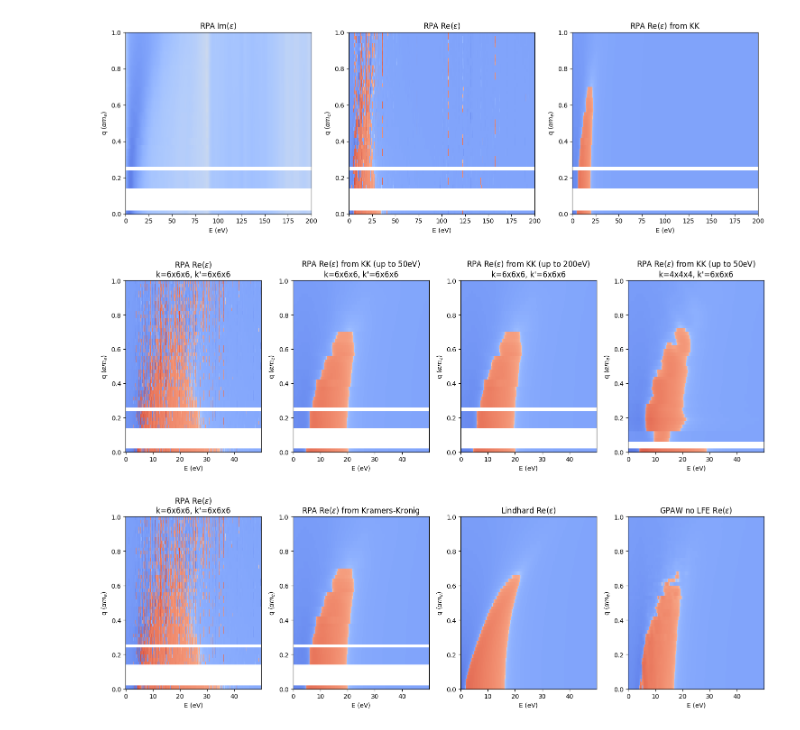
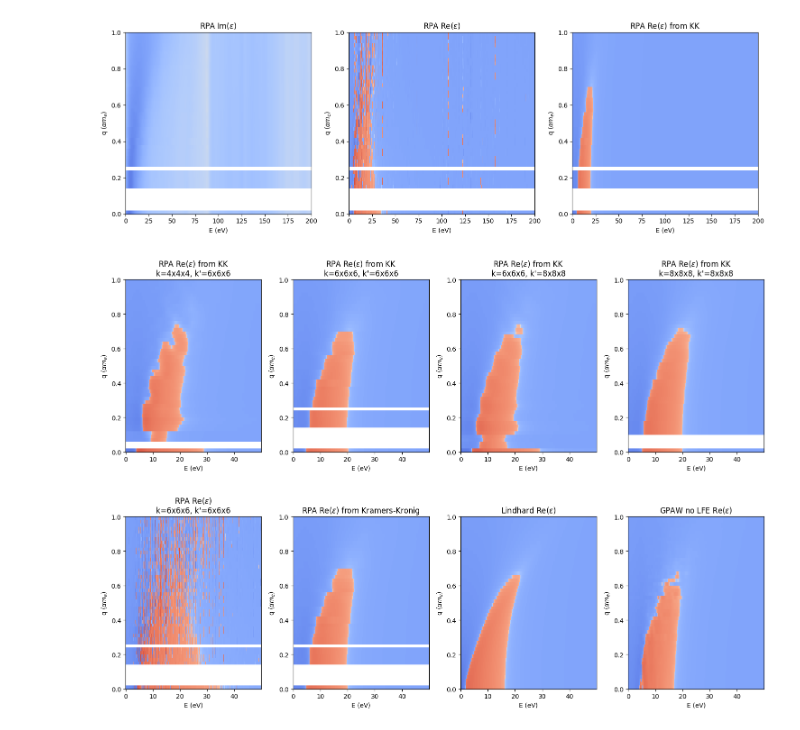
Before and after one commit to meganhott/QCDark2, a Jupyter notebook: plots.ipynb, the cells around one changed output. Cells and saved outputs as stored; diff of their text form; code cells hidden in the pictures.

Commit message:
Added plots

```diff
--- a/plots.ipynb
+++ b/plots.ipynb
@@ -140,0 +157,14 @@ plt.tight_layout()
+# %%
+fig, ax = plt.subplots(1,2, figsize=(8,4))
+q_5 = np.arange(0.01, 5, parmt.dq) #alpha me
+E_50 = np.arange(0, 50+parmt.dE, parmt.dE) #eV
+
+eps_8_kk = kk_2d(eps_8, E_50, 501, corr=True)
+
+im0 = ax[0].pcolormesh(E_50, q, eps_8_kk, cmap=c, norm=matplotlib.colors.SymLogNorm(th, vmin=-re_max, vmax=re_max))
+im1 = ax[1].pcolormesh(E_50, q, np.imag(eps_8), cmap=c, norm=matplotlib.colors.SymLogNorm(th, vmin=-im_max, vmax=im_max,))
+
+for i in [0,1]:
+    ax[i].set_xlabel('E (eV)')
+    ax[i].set_ylabel(r'q ($\alpha m_e$)')
+plt.tight_layout()
@@ -140,0 +173,13 @@ plt.tight_layout()
+# %%
+fig, ax = plt.subplots(2,2, figsize=(8,6))
+
+im0 = ax[(0,0)].pcolormesh(E_50, q, np.real(eps_tzp), cmap=c, norm=matplotlib.colors.SymLogNorm(th, vmin=-re_max, vmax=re_max))
+im1 = ax[(0,1)].pcolormesh(E_50, q, np.imag(eps_tzp), cmap=c, norm=matplotlib.colors.SymLogNorm(th, vmin=-im_max, vmax=im_max))
+im2 = ax[(1,0)].pcolormesh(E_50, q, np.real(eps[:,:501]), cmap=c, norm=matplotlib.colors.SymLogNorm(th, vmin=-re_max, vmax=re_max))
+im3 = ax[(1,1)].pcolormesh(E_50, q, np.imag(eps[:,:501]), cmap=c, norm=matplotlib.colors.SymLogNorm(th, vmin=-im_max, vmax=im_max))
+
+for i in [0,1]:
+    for j in [0,1]:
+        ax[(i,j)].set_xlabel('E (eV)')
+        ax[(i,j)].set_ylabel(r'q ($\alpha m_e$)')
+plt.tight_layout()
@@ -183,24 +230,27 @@ plt.tight_layout()
 # %%
 #Kramers-Kronig RPA
 eps_kk_re_50 = kk_2d(eps[:,:501], E[:501], 500, corr=True) #only using data up to 50eV in KK
 eps_kk_re_46 = kk_2d(eps_46, E[:501], 500, corr=True)
+eps_kk_re_68 = kk_2d(eps_68, E[:501], 500, corr=True)
+eps_kk_re_8 = kk_2d(eps_8, E[:501], 500, corr=True)
 
 fig, ax = plt.subplots(1, 4, figsize=(15,5))
-im0 = ax[0].pcolormesh(E[:int(50/parmt.dE)], q, np.real(eps[:,:int(50/parmt.dE)]), cmap=c, norm=matplotlib.colors.SymLogNorm(th, vmin=-re_max, vmax=re_max))
+#im0 = ax[0].pcolormesh(E[:int(50/parmt.dE)], q, np.real(eps[:,:int(50/parmt.dE)]), cmap=c, norm=matplotlib.colors.SymLogNorm(th, vmin=-re_max, vmax=re_max))
+im0 = ax[0].pcolormesh(E[:int(50/parmt.dE)], q, eps_kk_re_46, cmap=c, norm=matplotlib.colors.SymLogNorm(th, vmin=-re_max, vmax=re_max))
 im1 = ax[1].pcolormesh(E[:int(50/parmt.dE)], q, eps_kk_re_50, cmap=c, norm=matplotlib.colors.SymLogNorm(th, vmin=-re_max, vmax=re_max))
-im2 = ax[2].pcolormesh(E[:int(50/parmt.dE)], q, eps_kk_re[:,:int(50/parmt.dE)], cmap=c, norm=matplotlib.colors.SymLogNorm(th, vmin=-re_max, vmax=re_max))
-im3 = ax[3].pcolormesh(E[:int(50/parmt.dE)], q, eps_kk_re_46, cmap=c, norm=matplotlib.colors.SymLogNorm(th, vmin=-re_max, vmax=re_max))
+im2 = ax[2].pcolormesh(E[:int(50/parmt.dE)], q, eps_kk_re_68, cmap=c, norm=matplotlib.colors.SymLogNorm(th, vmin=-re_max, vmax=re_max))
+im3 = ax[3].pcolormesh(E[:int(50/parmt.dE)], q, eps_kk_re_8, cmap=c, norm=matplotlib.colors.SymLogNorm(th, vmin=-re_max, vmax=re_max))
 
-ax[0].set_title(r'RPA Re($\epsilon$)'+'\n'+"k=6x6x6, k'=6x6x6")
-ax[1].set_title(r'RPA Re($\epsilon$) from KK (up to 50eV)'+'\n'+"k=6x6x6, k'=6x6x6")
-ax[2].set_title(r'RPA Re($\epsilon$) from KK (up to 200eV)'+'\n'+"k=6x6x6, k'=6x6x6")
-ax[3].set_title(r'RPA Re($\epsilon$) from KK (up to 50eV)'+'\n'+"k=4x4x4, k'=6x6x6")
+ax[0].set_title(r'RPA Re($\epsilon$) from KK'+'\n'+"k=4x4x4, k'=6x6x6")
+ax[1].set_title(r'RPA Re($\epsilon$) from KK'+'\n'+"k=6x6x6, k'=6x6x6")
+ax[2].set_title(r'RPA Re($\epsilon$) from KK'+'\n'+"k=6x6x6, k'=8x8x8")
+ax[3].set_title(r'RPA Re($\epsilon$) from KK'+'\n'+"k=8x8x8, k'=8x8x8")
 for i in [0,1,2,3]:
     ax[i].set_xlabel('E (eV)')
     ax[i].set_ylabel(r'q ($\alpha m_e$)')
 plt.tight_layout()
 # %% [output]
-[figure, old version]
+[figure, new version]
 # %%
 #Comparing Re(RPA)
 fig, ax = plt.subplots(1, 4, figsize=(15,5))
```
Also changed, not shown: parts of 8 cells of this notebook.
